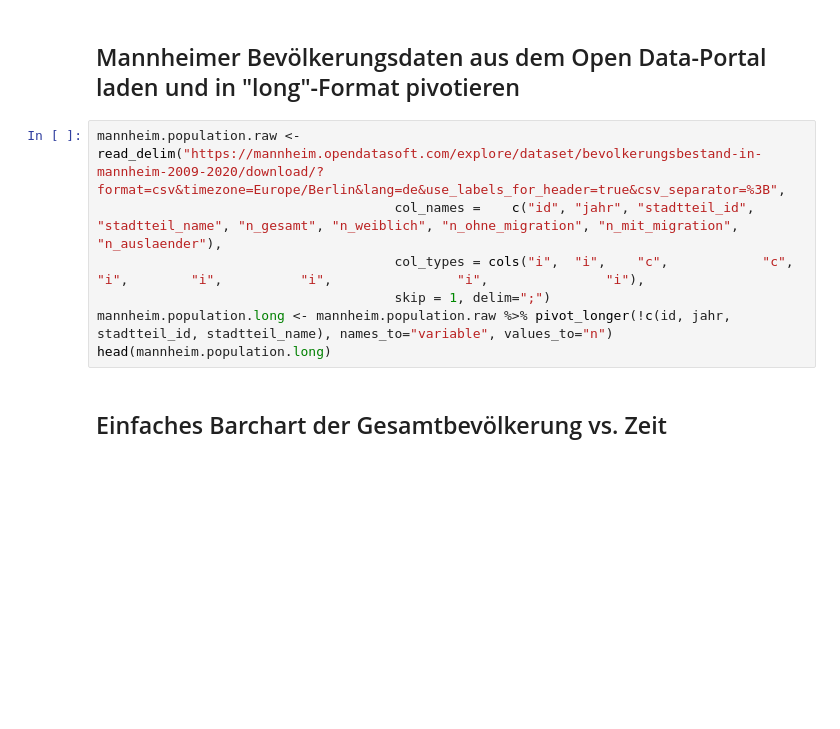
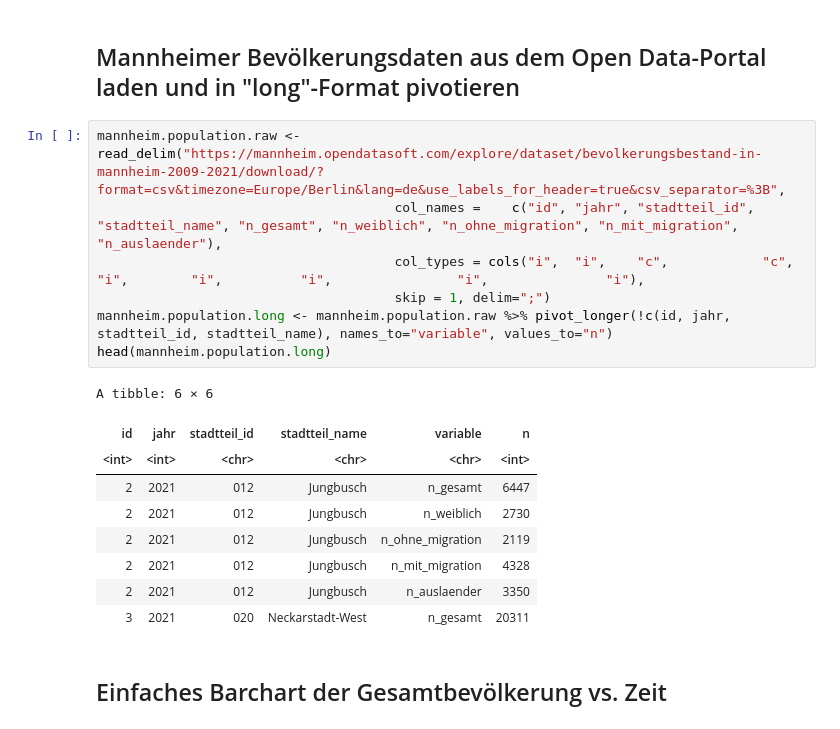
Before and after one commit to ganslats/TMF-School-Datenanalyse-Visualisierung, a Jupyter notebook: Notebooks/teil-6-demo-01-visualisieren-diagramme.ipynb, the cells around one changed output. Saved outputs shown, nothing was run; the diff lists cells and outputs as text; blank space fills up the shorter version.

```diff
--- a/Notebooks/teil-6-demo-01-visualisieren-diagramme.ipynb
+++ b/Notebooks/teil-6-demo-01-visualisieren-diagramme.ipynb
@@ -9,12 +38,22 @@ lapply(packages, require, character.only = TRUE)
 # %% [markdown]
 ## Mannheimer Bevölkerungsdaten aus dem Open Data-Portal laden und in "long"-Format pivotieren
 # %%
-mannheim.population.raw <- read_delim("https://mannheim.opendatasoft.com/explore/dataset/bevolkerungsbestand-in-mannheim-2009-2020/download/?format=csv&timezone=Europe/Berlin&lang=de&use_labels_for_header=true&csv_separator=%3B",
+mannheim.population.raw <- read_delim("https://mannheim.opendatasoft.com/explore/dataset/bevolkerungsbestand-in-mannheim-2009-2021/download/?format=csv&timezone=Europe/Berlin&lang=de&use_labels_for_header=true&csv_separator=%3B",
                                       col_names =    c("id", "jahr", "stadtteil_id", "stadtteil_name", "n_gesamt", "n_weiblich", "n_ohne_migration", "n_mit_migration", "n_auslaender"),
                                       col_types = cols("i",  "i",    "c",            "c",              "i",        "i",          "i",                "i",               "i"),
                                       skip = 1, delim=";")
 mannheim.population.long <- mannheim.population.raw %>% pivot_longer(!c(id, jahr, stadtteil_id, stadtteil_name), names_to="variable", values_to="n")
 head(mannheim.population.long)
+# %% [output]
+A tibble: 6 × 6
+| id | jahr | stadtteil_id | stadtteil_name | variable | n |
+| <int> | <int> | <chr> | <chr> | <chr> | <int> |
+| 2 | 2021 | 012 | Jungbusch | n_gesamt | 6447 |
+| 2 | 2021 | 012 | Jungbusch | n_weiblich | 2730 |
+| 2 | 2021 | 012 | Jungbusch | n_ohne_migration | 2119 |
+| 2 | 2021 | 012 | Jungbusch | n_mit_migration | 4328 |
+| 2 | 2021 | 012 | Jungbusch | n_auslaender | 3350 |
+| 3 | 2021 | 020 | Neckarstadt-West | n_gesamt | 20311 |
 # %% [markdown]
 ## Einfaches Barchart der Gesamtbevölkerung vs. Zeit
 # %%
```
Also changed, not shown: parts of 10 cells of this notebook, 7 other files.
